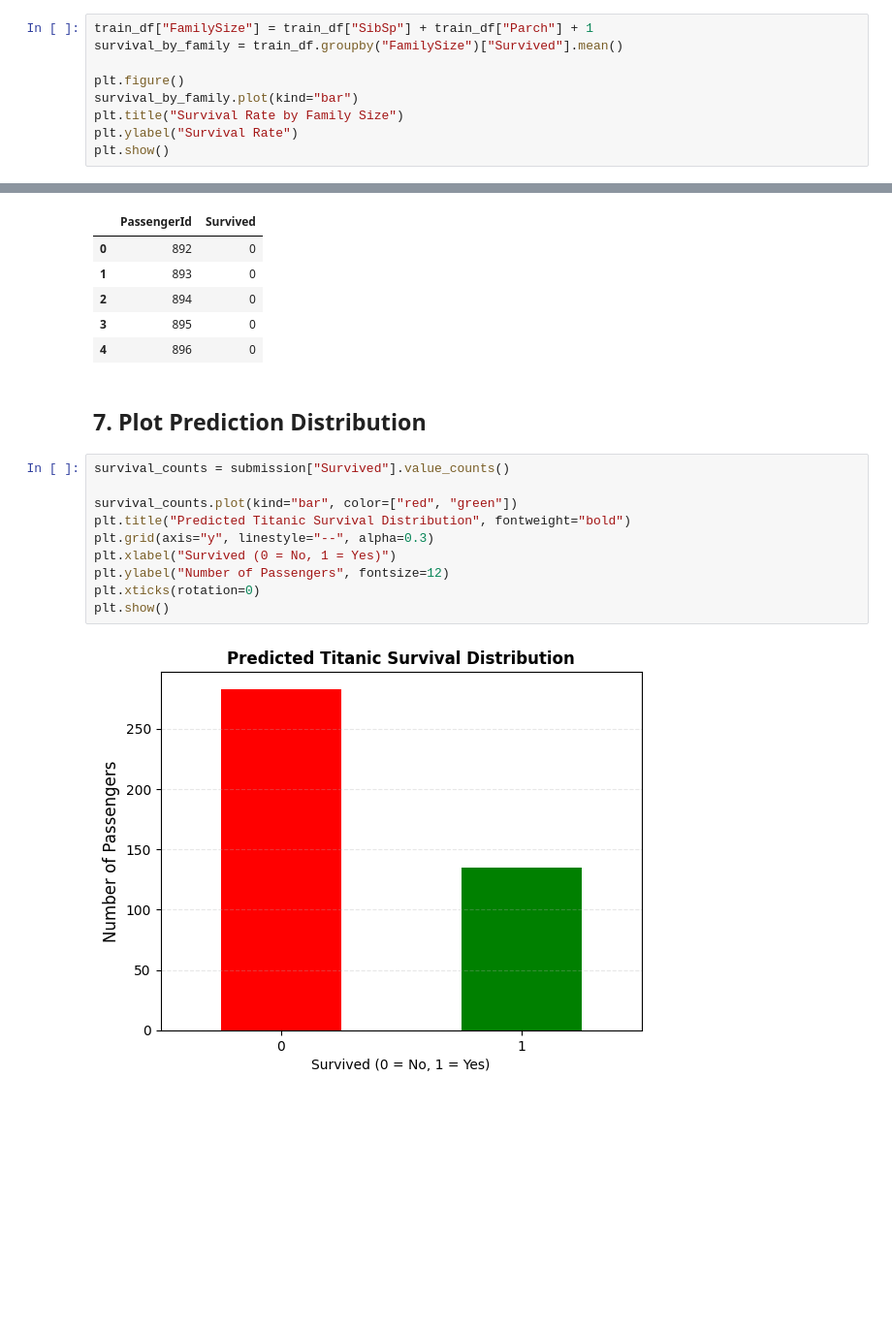
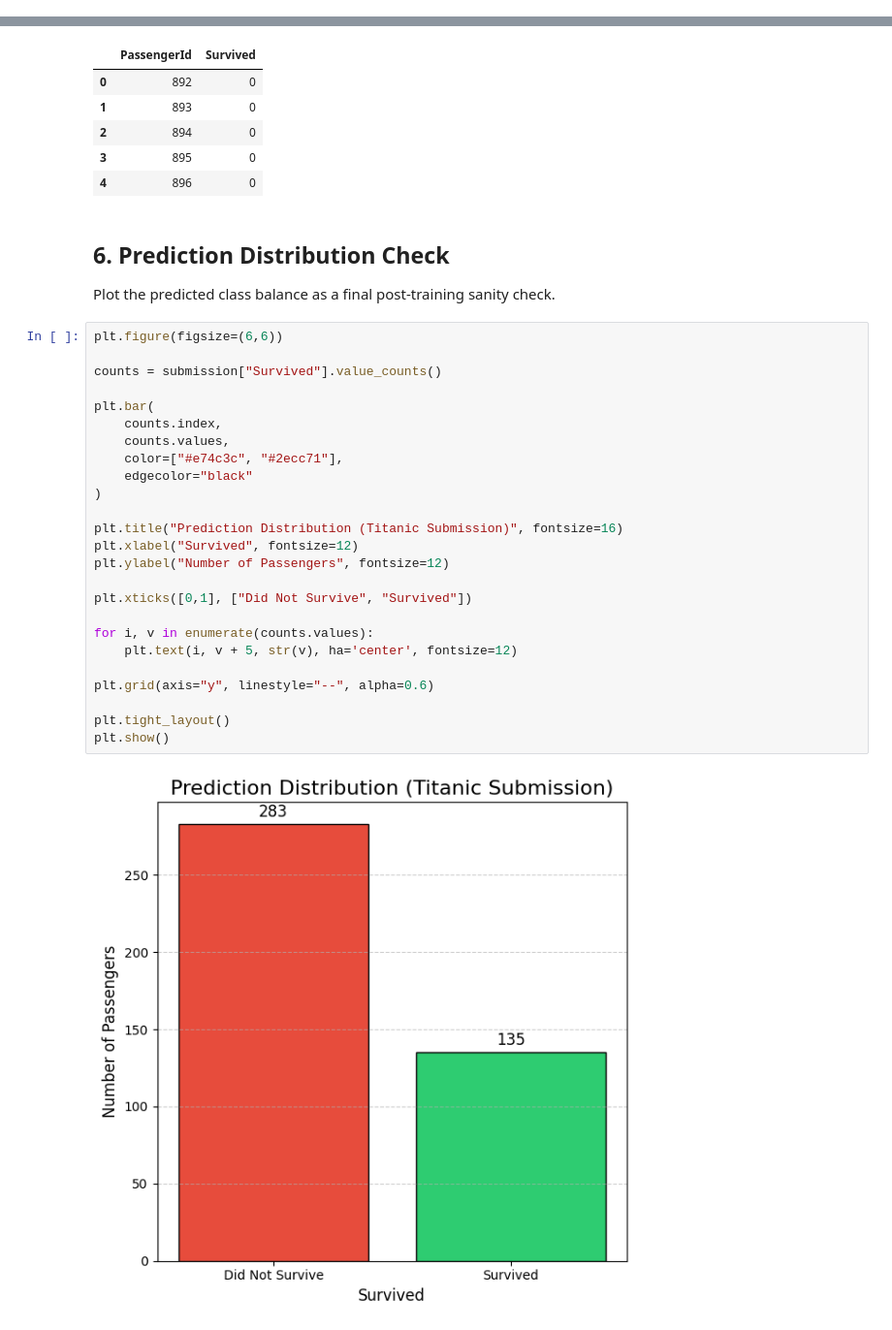
Before and after one commit to saljaoui/kaggle-titanic, a Jupyter notebook: notebooks/main.ipynb, the cells around one changed output, grey strips where cells are left out. Shown at 97% size. Cells and saved outputs as stored; diff of their text form; blank space fills up the shorter version.

```diff
--- a/notebooks/main.ipynb
+++ b/notebooks/main.ipynb
@@ -151,9 +45,0 @@ plt.show()
-# %%
-train_df["FamilySize"] = train_df["SibSp"] + train_df["Parch"] + 1
-survival_by_family = train_df.groupby("FamilySize")["Survived"].mean()
-
-plt.figure()
-survival_by_family.plot(kind="bar")
-plt.title("Survival Rate by Family Size")
-plt.ylabel("Survival Rate")
-plt.show()
@@ -289,16 +143,33 @@ Submission saved to: ../output/submissions/submission.csv
 | 3 | 895 | 0 |
 | 4 | 896 | 0 |
 # %% [markdown]
-## 7. Plot Prediction Distribution
+## 6. Prediction Distribution Check
+
+Plot the predicted class balance as a final post-training sanity check.
 # %%
-survival_counts = submission["Survived"].value_counts()
+plt.figure(figsize=(6,6))
 
-survival_counts.plot(kind="bar", color=["red", "green"])
-plt.title("Predicted Titanic Survival Distribution", fontweight="bold")
-plt.grid(axis="y", linestyle="--", alpha=0.3)
-plt.xlabel("Survived (0 = No, 1 = Yes)")
+counts = submission["Survived"].value_counts()
+
+plt.bar(
+    counts.index,
+    counts.values,
+    color=["#e74c3c", "#2ecc71"],
+    edgecolor="black"
+)
+
+plt.title("Prediction Distribution (Titanic Submission)", fontsize=16)
+plt.xlabel("Survived", fontsize=12)
 plt.ylabel("Number of Passengers", fontsize=12)
-plt.xticks(rotation=0)
+
+plt.xticks([0,1], ["Did Not Survive", "Survived"])
+
+for i, v in enumerate(counts.values):
+    plt.text(i, v + 5, str(v), ha='center', fontsize=12)
+
+plt.grid(axis="y", linestyle="--", alpha=0.6)
+
+plt.tight_layout()
 plt.show()
 # %% [output]
-[figure, old version]
+[figure, new version]
```
Also changed, not shown: parts of 19 cells of this notebook, 2 other files.
